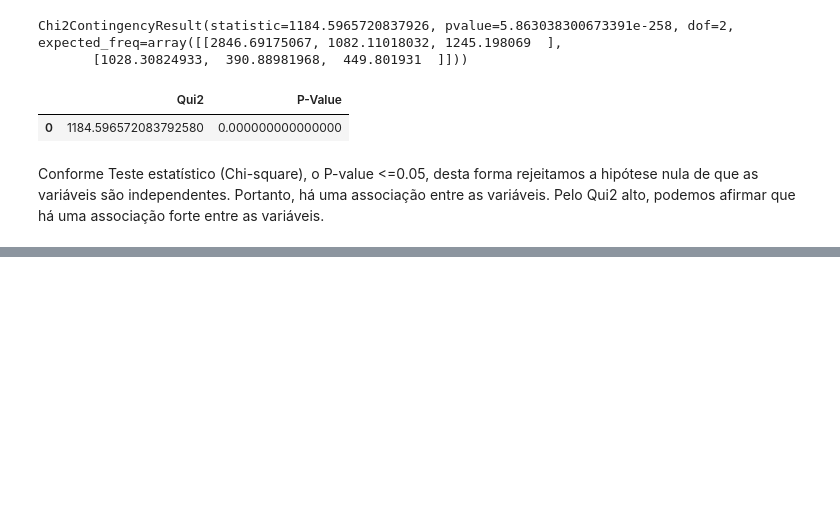
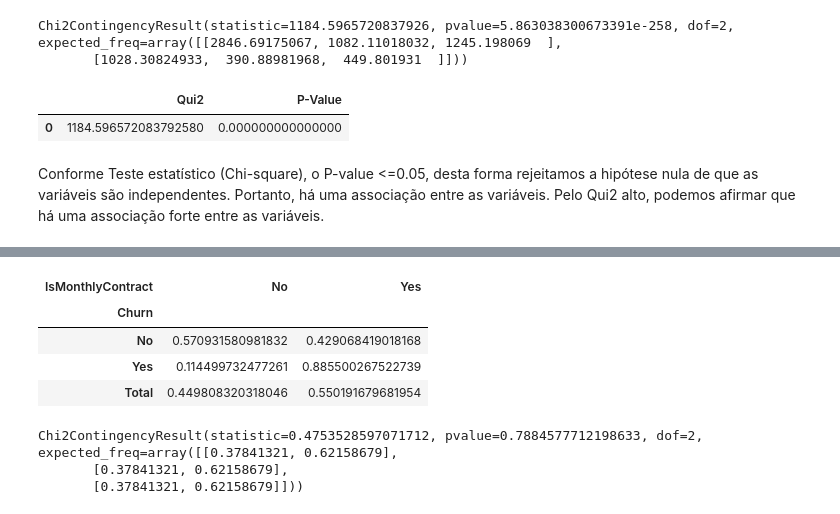
Before and after one commit to angelomedeiros/formacao-ia-analise-exploratoria-de-dados-com-panda, a Jupyter notebook: eda_churn.ipynb, the cells around one changed output, grey strips where cells are left out. Cells and saved outputs as stored; diff of their text form; code cells hidden in the pictures; blank space fills up the shorter version.

```diff
--- a/eda_churn.ipynb
+++ b/eda_churn.ipynb
@@ -780,0 +923,16 @@ Conforme Teste estatístico (Chi-square), o P-value <=0.05, desta forma rejeitam
+# %%
+df_crosstab_monthly_contract = pd.crosstab(df_churn.Churn, df_churn.IsMonthlyContract, normalize='index', margins=True, margins_name='Total')
+df_crosstab_monthly_contract
+# %% [output]
+| IsMonthlyContract | No | Yes |
+| Churn |  |  |
+| No | 0.570931580981832 | 0.429068419018168 |
+| Yes | 0.114499732477261 | 0.885500267522739 |
+| Total | 0.449808320318046 | 0.550191679681954 |
+# %%
+chi_scores_monthly_contract = chi2_contingency(df_crosstab_monthly_contract)
+chi_scores_monthly_contract
+# %% [output]
+Chi2ContingencyResult(statistic=0.4753528597071712, pvalue=0.7884577712198633, dof=2, expected_freq=array([[0.37841321, 0.62158679],
+       [0.37841321, 0.62158679],
+       [0.37841321, 0.62158679]]))
```
Also changed, not shown: parts of 24 cells of this notebook.
